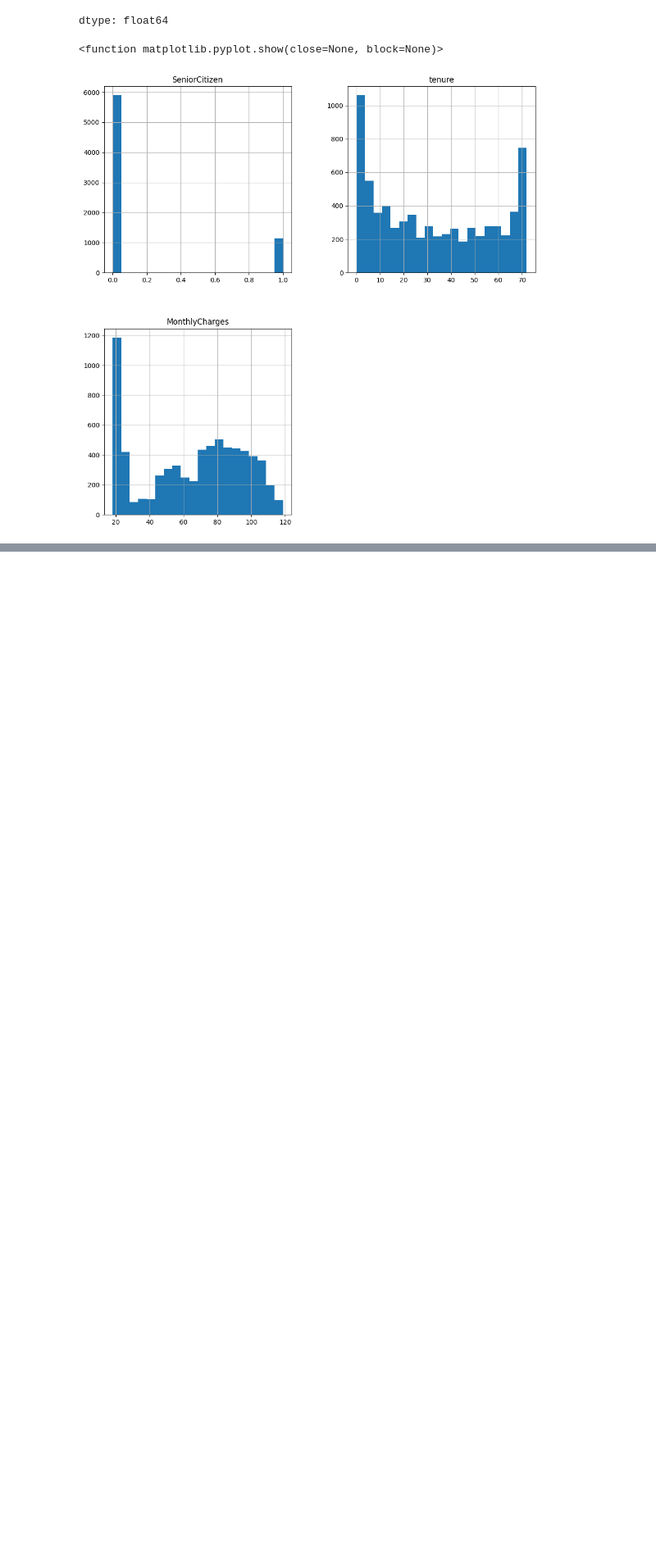
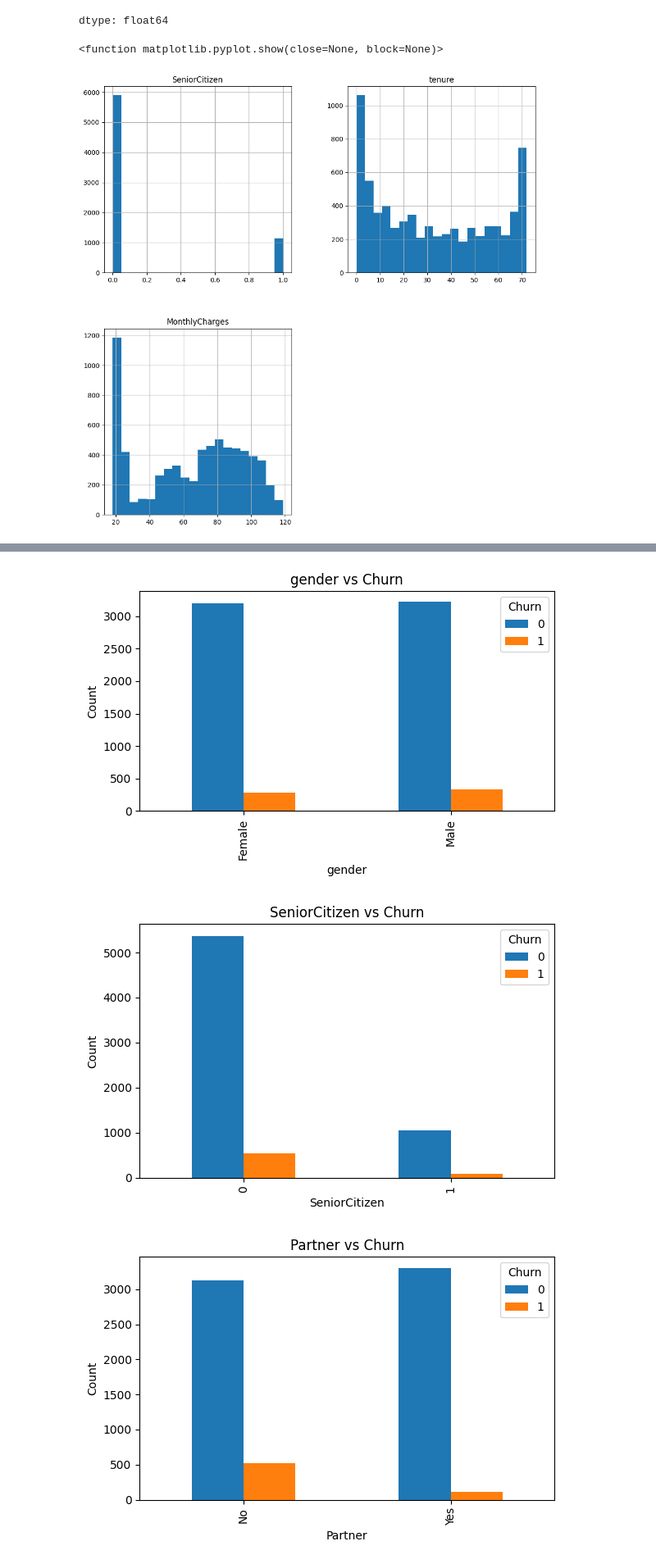
Before and after one commit to K3ny3tta/Group6_TelcoData, a Jupyter notebook: Group6_Telco_RF.ipynb, the cells around one changed output, grey strips where cells are left out. Shown at 82% size. Drawn from its saved outputs; the diff is of its cells as text; code cells hidden in the pictures; blank space fills up the shorter version.

```diff
--- a/Group6_Telco_RF.ipynb
+++ b/Group6_Telco_RF.ipynb
@@ -150,0 +200,21 @@ plt.show
+# %%
+
+#1=YesChurn , 0= NoChurn
+target = 'Churn'
+columns_of_interest = ['gender', 'SeniorCitizen', 'Partner', 'Dependents', 'PhoneService', 'MultipleLines', 'InternetService',
+       'OnlineSecurity', 'OnlineBackup', 'DeviceProtection', 'TechSupport',
+       'StreamingTV', 'StreamingMovies', 'Contract', 'PaperlessBilling',
+       'PaymentMethod']
+
+for columns in columns_of_interest:
+  pd.crosstab(df[columns], df[target]).plot(kind='bar', figsize=(6,4))
+  plt.title(f"{columns} vs {target}")
+  plt.ylabel("Count")
+  plt.xlabel(columns)
+  plt.legend(title=target)
+  plt.tight_layout()
+  plt.show()
+# %% [output]
+[figure, added]
+[figure, added]
+[figure, added]
```
Also changed, not shown: parts of 7 cells of this notebook.
